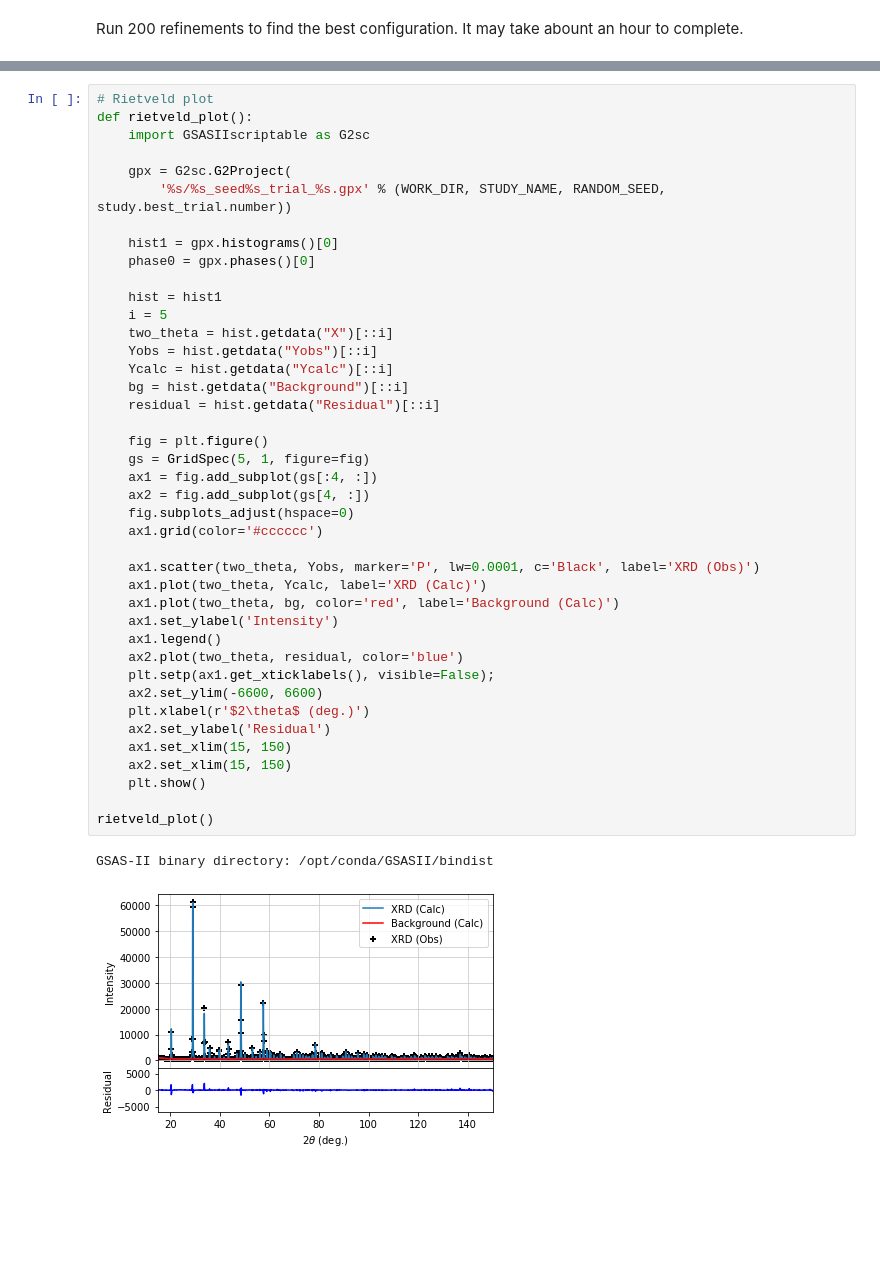
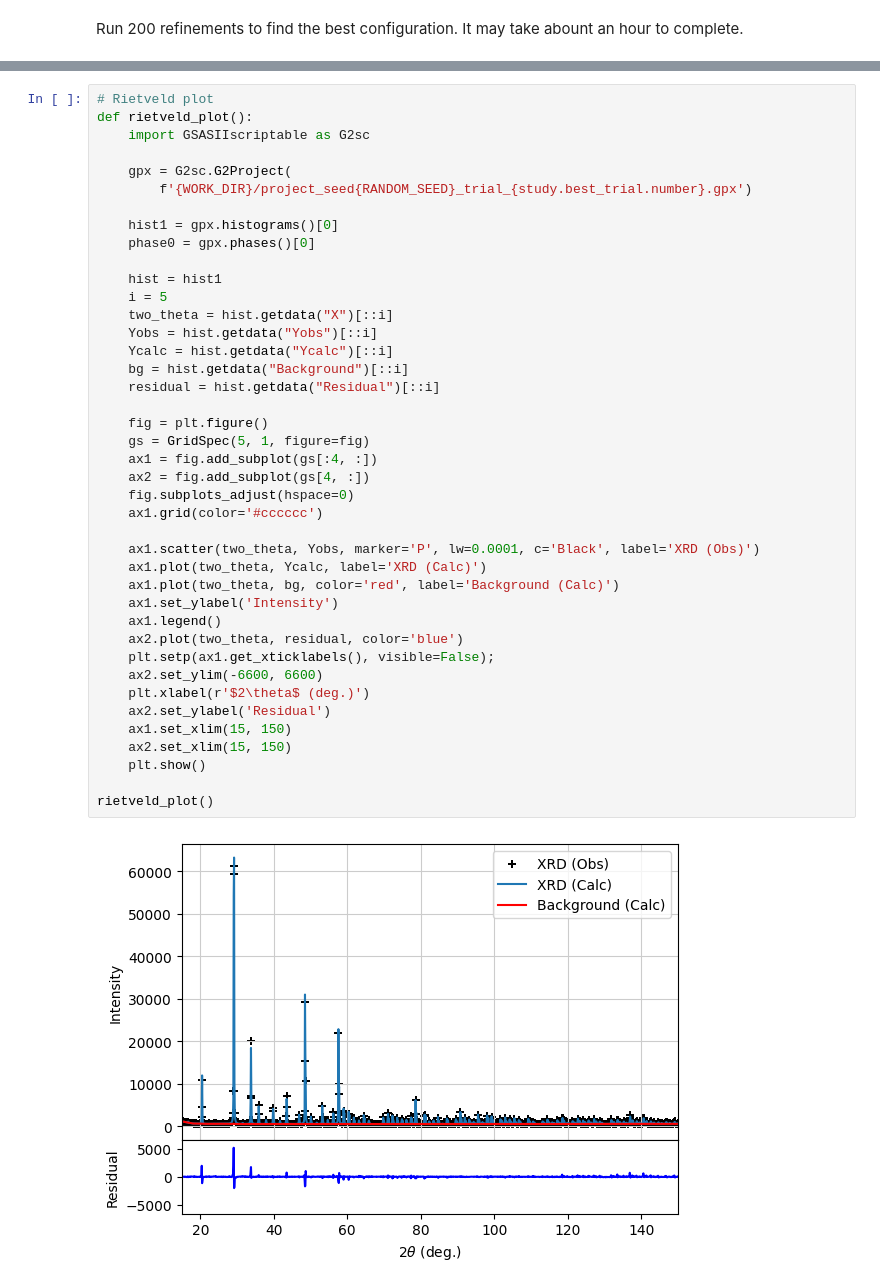
Before and after one commit to quantumbeam/BBO-Rietveld, a Jupyter notebook: 1_Y2O3.ipynb, the cells around one changed output, grey strips where cells are left out. Cells and saved outputs as stored; diff of their text form; blank space fills up the shorter version.

```diff
--- a/1_Y2O3.ipynb
+++ b/1_Y2O3.ipynb
@@ -372,7 +269,7 @@ def rietveld_plot():
     import GSASIIscriptable as G2sc
 
     gpx = G2sc.G2Project(
-        '%s/%s_seed%s_trial_%s.gpx' % (WORK_DIR, STUDY_NAME, RANDOM_SEED, study.best_trial.number))
+        f'{WORK_DIR}/project_seed{RANDOM_SEED}_trial_{study.best_trial.number}.gpx')
 
     hist1 = gpx.histograms()[0]
     phase0 = gpx.phases()[0]
@@ -381,32 +278,31 @@ def rietveld_plot():
     i = 5
     two_theta = hist.getdata("X")[::i]
     Yobs = hist.getdata("Yobs")[::i]
     Ycalc = hist.getdata("Ycalc")[::i]
     bg = hist.getdata("Background")[::i]
     residual = hist.getdata("Residual")[::i]
 
     fig = plt.figure()
     gs = GridSpec(5, 1, figure=fig)
     ax1 = fig.add_subplot(gs[:4, :])
     ax2 = fig.add_subplot(gs[4, :])
     fig.subplots_adjust(hspace=0)
     ax1.grid(color='#cccccc')
 
     ax1.scatter(two_theta, Yobs, marker='P', lw=0.0001, c='Black', label='XRD (Obs)')
     ax1.plot(two_theta, Ycalc, label='XRD (Calc)')
     ax1.plot(two_theta, bg, color='red', label='Background (Calc)')
     ax1.set_ylabel('Intensity')
     ax1.legend()
     ax2.plot(two_theta, residual, color='blue')
     plt.setp(ax1.get_xticklabels(), visible=False);
     ax2.set_ylim(-6600, 6600)
     plt.xlabel(r'$2\theta$ (deg.)')
     ax2.set_ylabel('Residual')
     ax1.set_xlim(15, 150)
     ax2.set_xlim(15, 150)
     plt.show()
 
 rietveld_plot()
 # %% [output]
-GSAS-II binary directory: /opt/conda/GSASII/bindist
-[figure, old version]
+[figure, new version]
```
Also changed, not shown: parts of 12 cells of this notebook, 1 other file.
